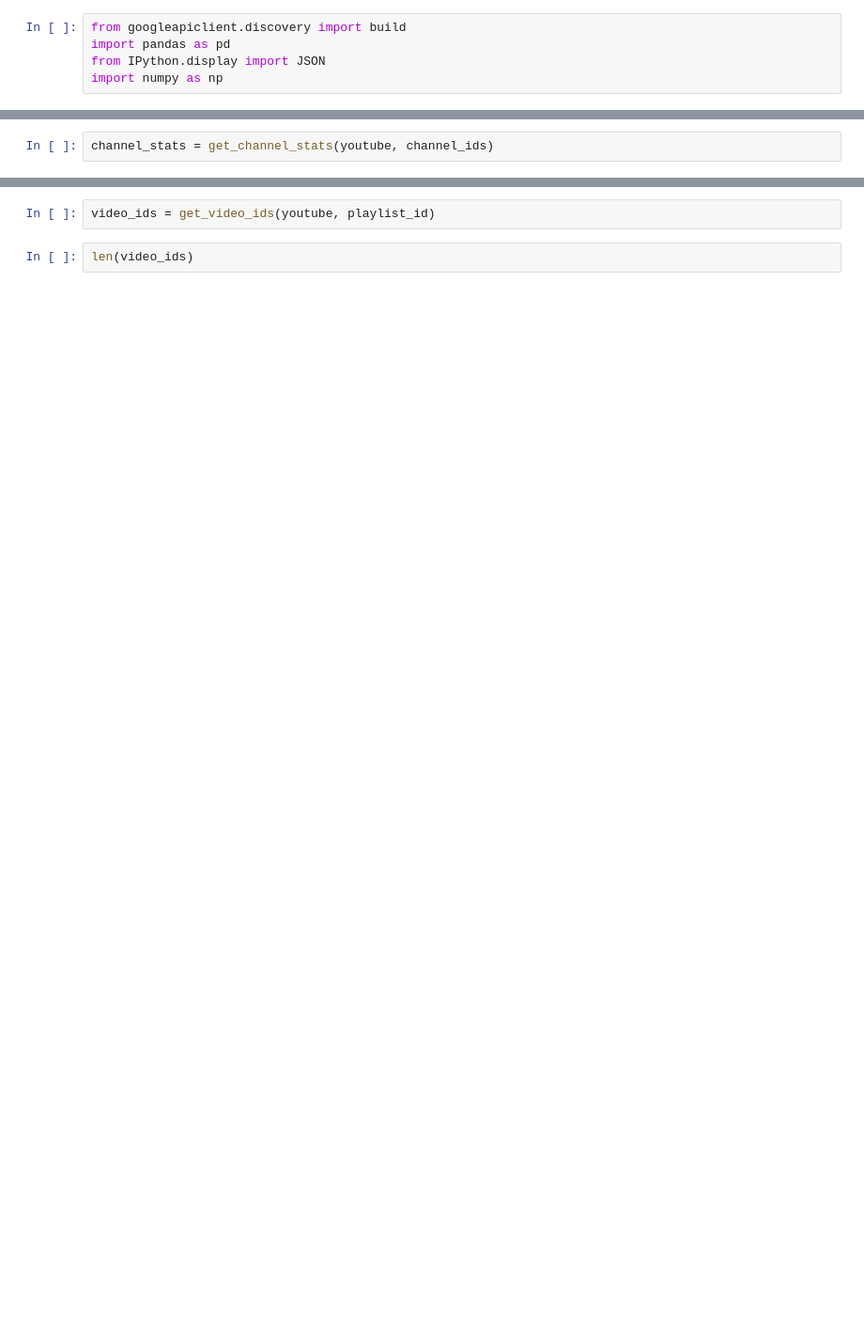
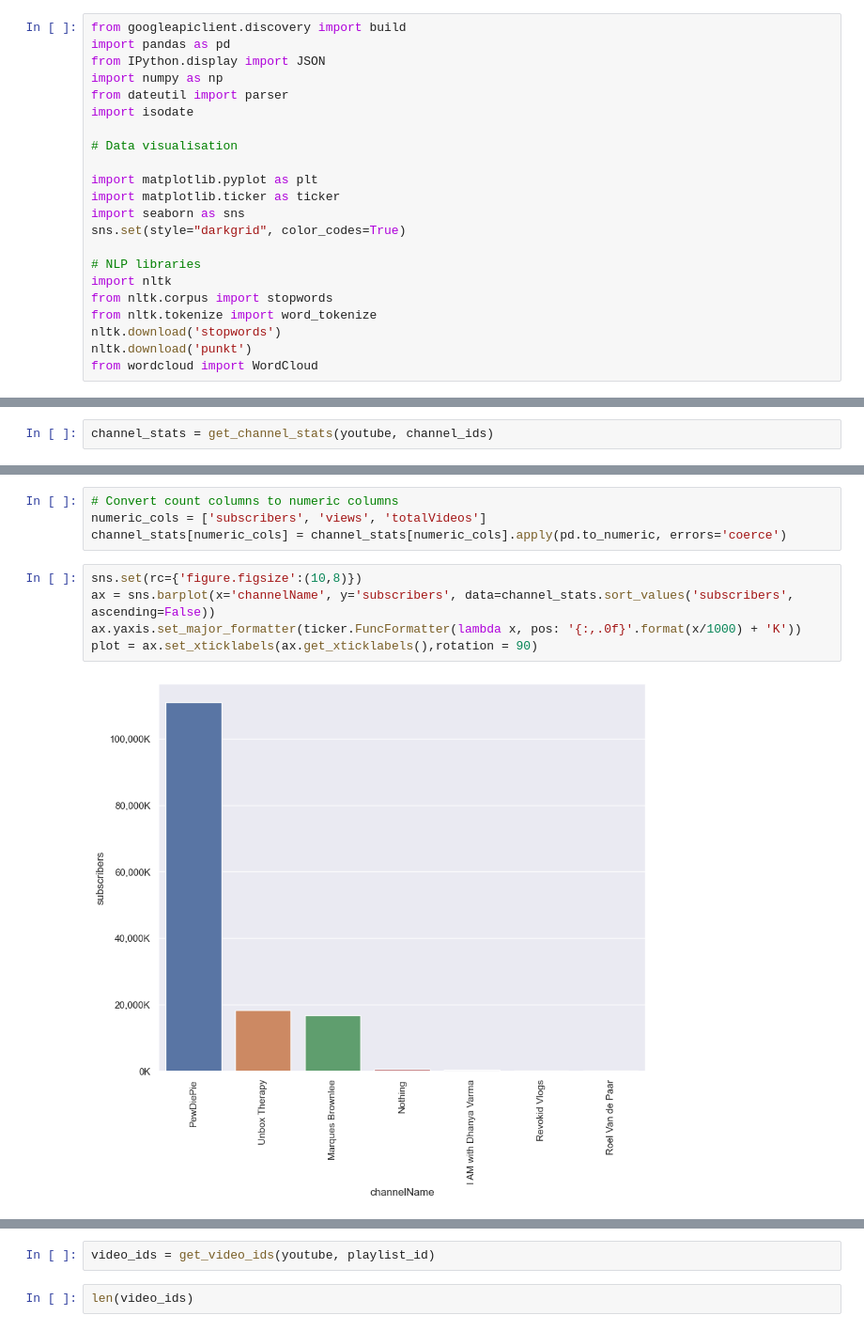
Before and after one commit to Sruthy14/youtube-data-analysis, a Jupyter notebook: channel_analysis.ipynb, the cells around one changed output, grey strips where cells are left out. Shown at 94% size. Cells and saved outputs as stored; diff of their text form; blank space fills up the shorter version.

Commit message:
visualisations

```diff
--- a/channel_analysis.ipynb
+++ b/channel_analysis.ipynb
@@ -3,3 +3,20 @@ from googleapiclient.discovery import build
 import pandas as pd
 from IPython.display import JSON
 import numpy as np
+from dateutil import parser
+import isodate
+
+# Data visualisation
+
+import matplotlib.pyplot as plt
+import matplotlib.ticker as ticker
+import seaborn as sns
+sns.set(style="darkgrid", color_codes=True)
+
+# NLP libraries
+import nltk
+from nltk.corpus import stopwords
+from nltk.tokenize import word_tokenize
+nltk.download('stopwords')
+nltk.download('punkt')
+from wordcloud import WordCloud
@@ -55,0 +95,11 @@ channel_stats
+# %%
+# Convert count columns to numeric columns
+numeric_cols = ['subscribers', 'views', 'totalVideos']
+channel_stats[numeric_cols] = channel_stats[numeric_cols].apply(pd.to_numeric, errors='coerce')
+# %%
+sns.set(rc={'figure.figsize':(10,8)})
+ax = sns.barplot(x='channelName', y='subscribers', data=channel_stats.sort_values('subscribers', ascending=False))
+ax.yaxis.set_major_formatter(ticker.FuncFormatter(lambda x, pos: '{:,.0f}'.format(x/1000) + 'K'))
+plot = ax.set_xticklabels(ax.get_xticklabels(),rotation = 90)
+# %% [output]
+[figure, added]
```
Also changed, not shown: parts of 36 cells of this notebook.
